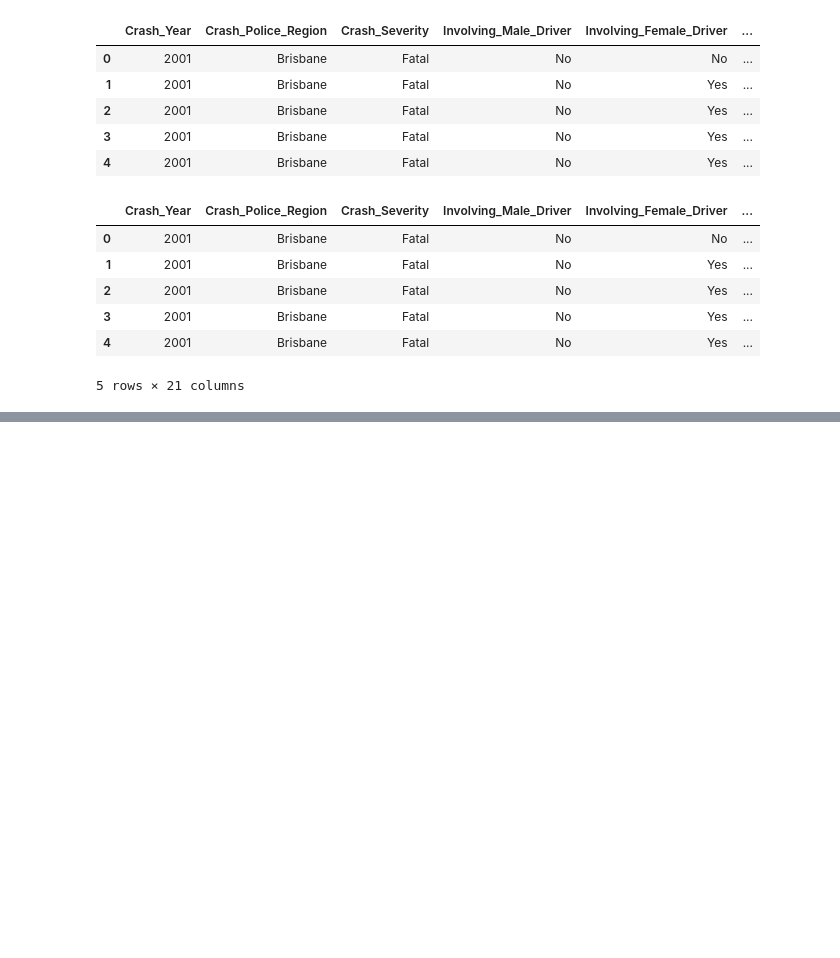
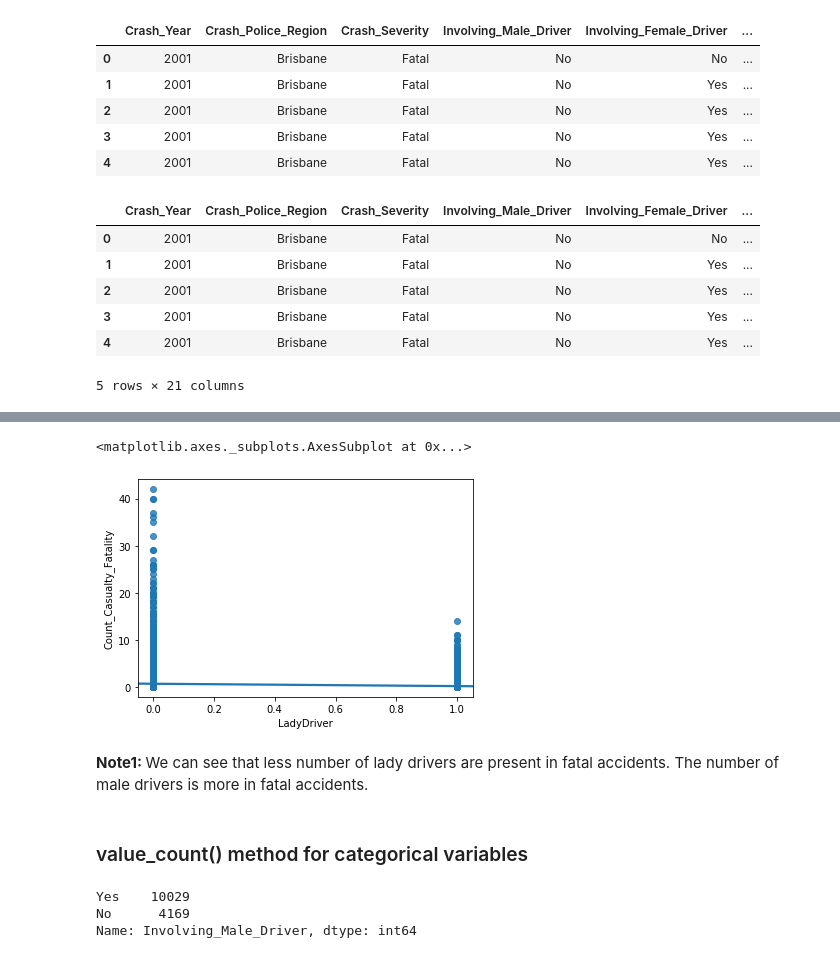
Before and after one commit to AmmaraRazzaq/DataAnalysis_with_Python, a Jupyter notebook: DataAnalysiswithPython.ipynb, the cells around one changed output, grey strips where cells are left out. Saved outputs shown, nothing was run; the diff lists cells and outputs as text; code cells hidden in the pictures; blank space fills up the shorter version.

```diff
--- a/DataAnalysiswithPython.ipynb
+++ b/DataAnalysiswithPython.ipynb
@@ -270,0 +282,15 @@ df.head()
+# %%
+sns.regplot(x='LadyDriver',y='Count_Casualty_Fatality',data=df)
+# %% [output]
+<matplotlib.axes._subplots.AxesSubplot at 0x...>
+[figure, added]
+# %% [markdown]
+<b>Note1: </b> We can see that less number of lady drivers are present in fatal accidents. The number of male drivers is more in fatal accidents.
+# %% [markdown]
+### value_count() method for categorical variables
+# %%
+df['Involving_Male_Driver'].value_counts()
+# %% [output]
+Yes    10029
+No      4169
+Name: Involving_Male_Driver, dtype: int64
```
Also changed, not shown: parts of 99 cells of this notebook.
